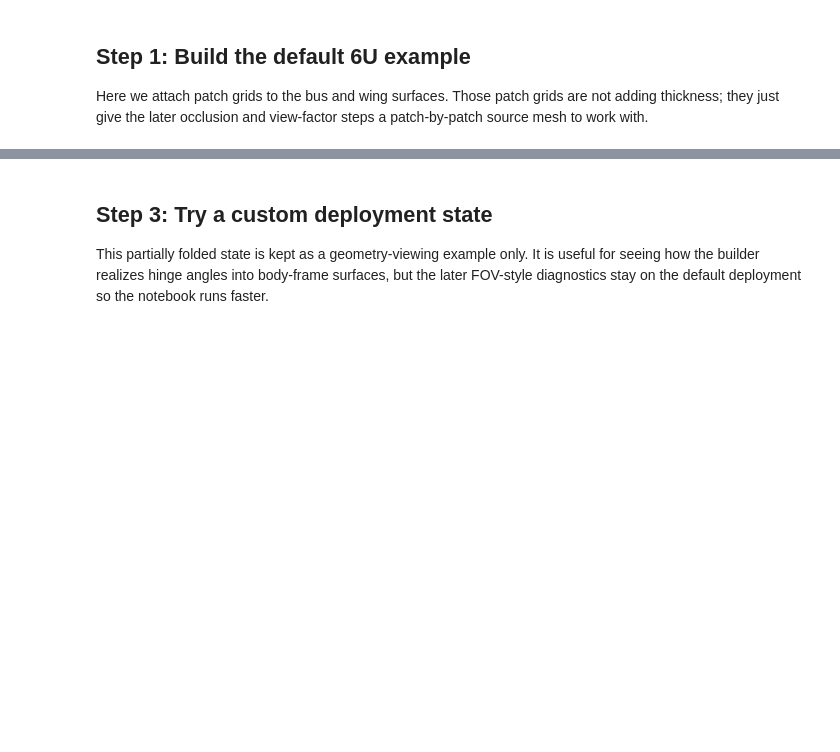
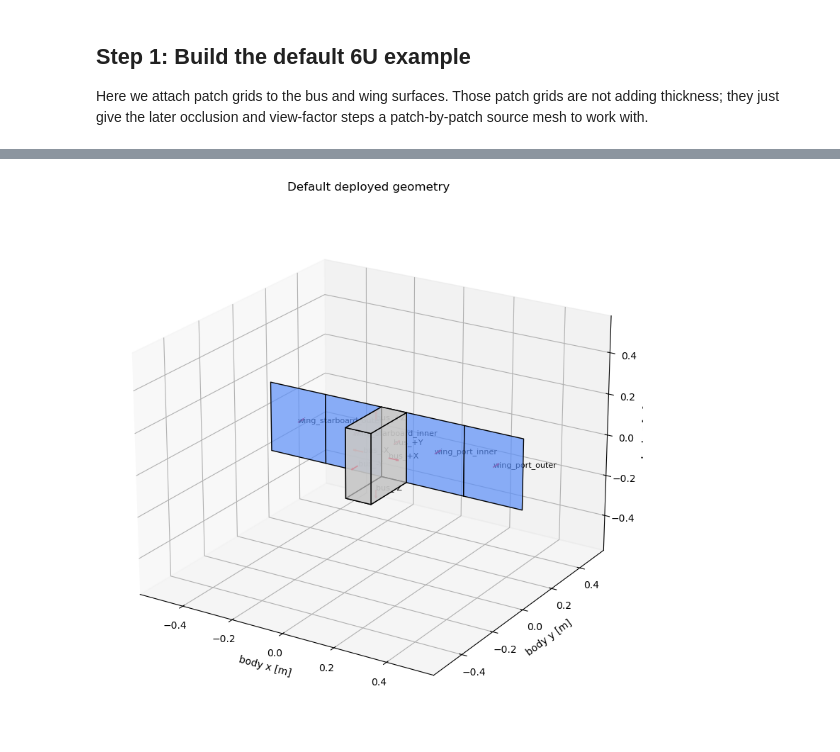
Before and after one commit to phi-a/GeometryPropagator, a Jupyter notebook: run_spacecraft_geometry.ipynb, the cells around one changed output, grey strips where cells are left out. Drawn from its saved outputs; the diff is of its cells as text; code cells hidden in the pictures; blank space fills up the shorter version.

```diff
--- a/run_spacecraft_geometry.ipynb
+++ b/run_spacecraft_geometry.ipynb
@@ -206,7 +299,5 @@ print_surface_summary(realized_default)
 # %%
-plot_realized_geometry(realized_default, title='Default 6U double-deployable geometry')
+plot_realized_geometry(realized_default, title='Default deployed geometry')
 plt.show()
+# %% [output]
+[figure, added]
-# %% [markdown]
-## Step 3: Try a custom deployment state
-
-This partially folded state is kept as a geometry-viewing example only. It is useful for seeing how the builder realizes hinge angles into body-frame surfaces, but the later FOV-style diagnostics stay on the default deployment so the notebook runs faster.
```
Also changed, not shown: parts of 14 cells of this notebook, 1 other file.
